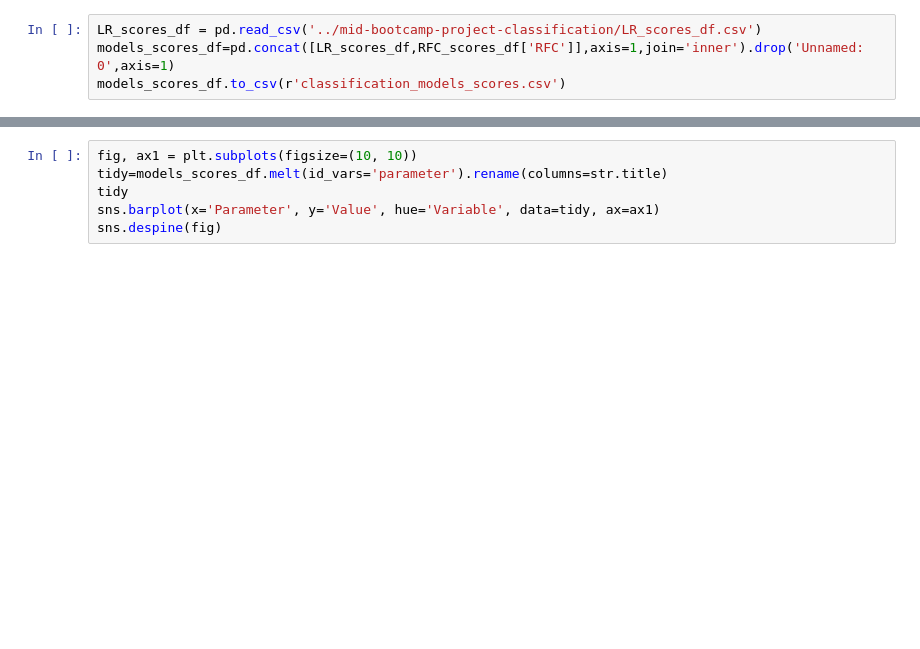
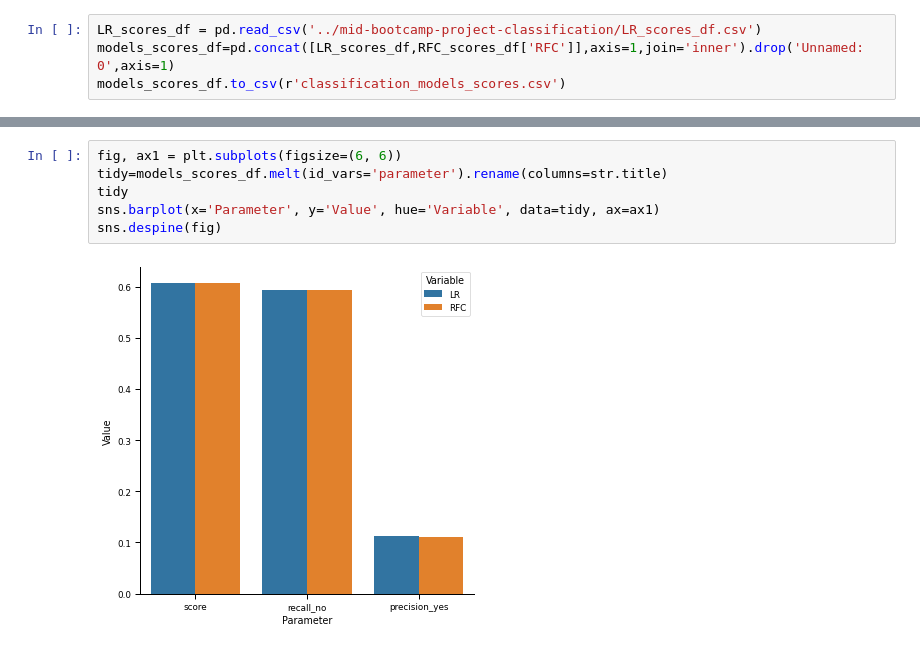
Before and after one commit to felagund93/mid-bootcamp-project-classification, a Jupyter notebook: Mid_project_classification_RandomForest.ipynb, the cells around one changed output, grey strips where cells are left out. Cells and saved outputs as stored; diff of their text form; blank space fills up the shorter version.

```diff
--- a/Mid_project_classification_RandomForest.ipynb
+++ b/Mid_project_classification_RandomForest.ipynb
@@ -570,6 +641,8 @@ models_scores_df.to_csv(r'classification_models_scores.csv')
 # %%
-fig, ax1 = plt.subplots(figsize=(10, 10))
+fig, ax1 = plt.subplots(figsize=(6, 6))
 tidy=models_scores_df.melt(id_vars='parameter').rename(columns=str.title)
 tidy
 sns.barplot(x='Parameter', y='Value', hue='Variable', data=tidy, ax=ax1)
 sns.despine(fig)
+# %% [output]
+[figure, added]
```
Also changed, not shown: parts of 10 cells of this notebook, 5 other files.
